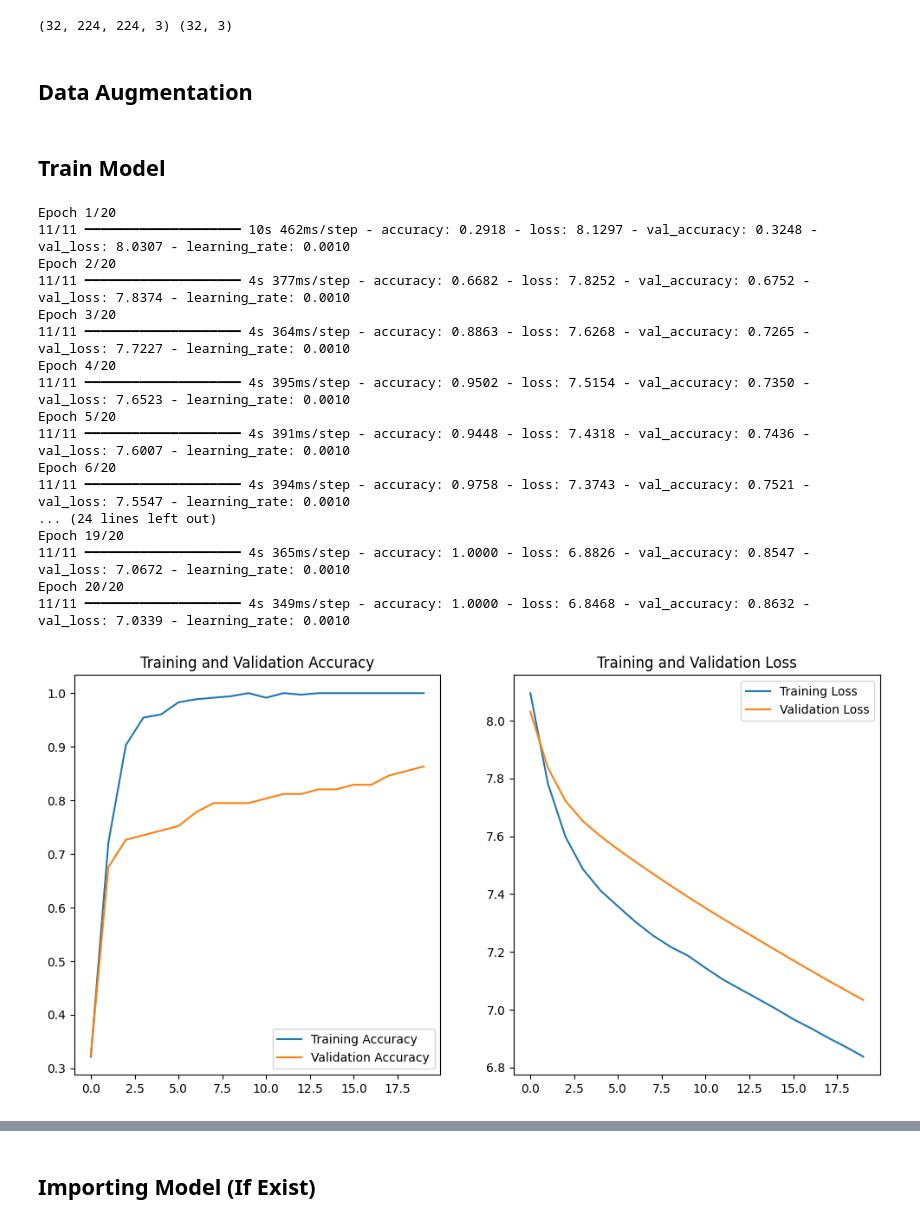
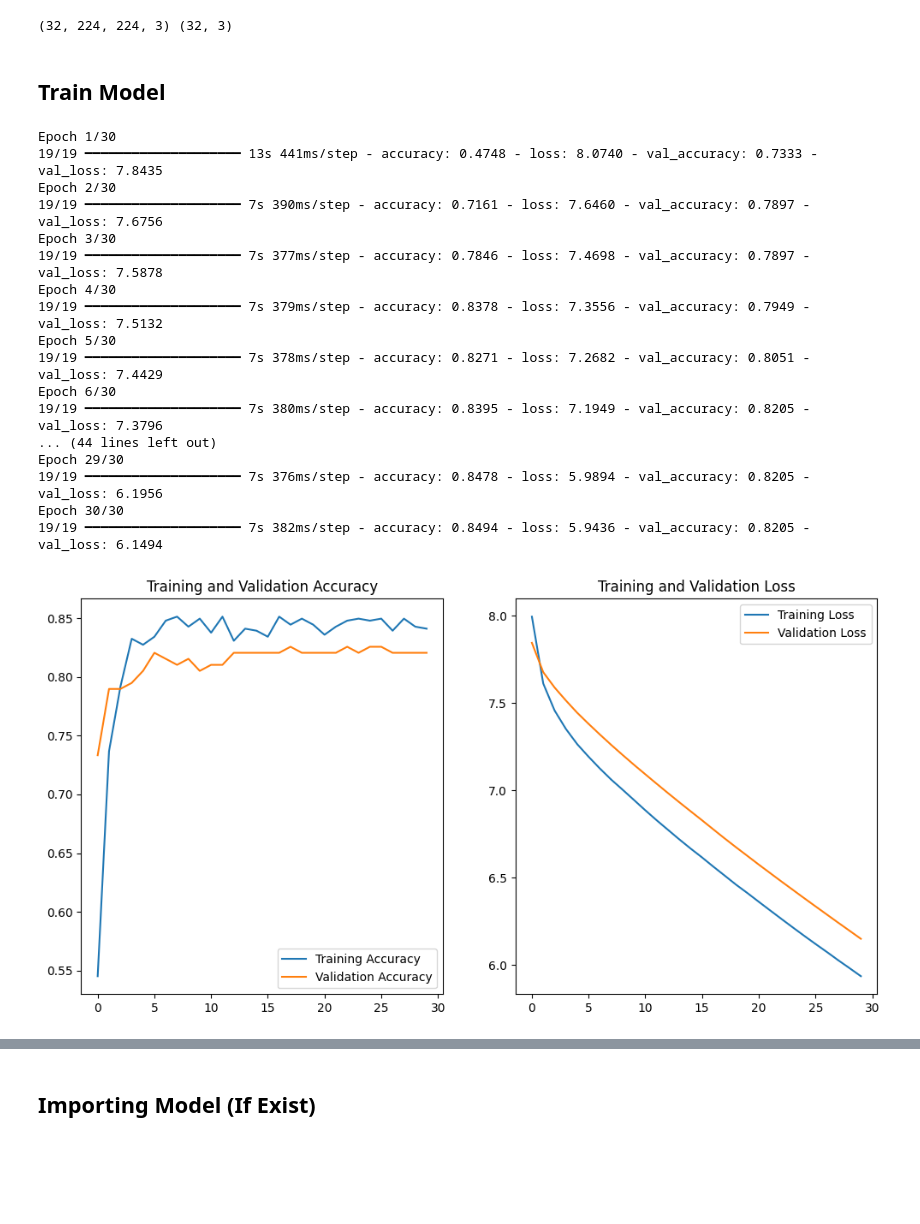
Before and after one commit to Bangkit-C242-PS177/ML, a Jupyter notebook: skin_conditions.ipynb, the cells around one changed output, grey strips where cells are left out. Drawn from its saved outputs; the diff is of its cells as text; code cells hidden in the pictures; blank space fills up the shorter version.

```diff
--- a/skin_conditions.ipynb
+++ b/skin_conditions.ipynb
@@ -156,7 +422,7 @@ x = GlobalAveragePooling2D()(x)
 x = Dense(512, kernel_regularizer=l2(0.01))(x)
 x = BatchNormalization()(x)
 x = ReLU()(x)  # ReLU activation setelah batch normalization
-x = Dropout(0.3)(x)
+x = Dropout(0.35)(x)
 outputs = Dense(3, activation='sigmoid', kernel_regularizer=l2(0.01))(x)  # Menggunakan sigmoid untuk multi-label classification
 
 # Membuat model akhir
@@ -185,5 +451,3 @@ for image, label in ds_train.take(1):
     print(image.shape, label.shape)  # Pastikan gambar memiliki shape (32, 224, 224, 3)
 # %% [output]
 (32, 224, 224, 3) (32, 3)
-# %% [markdown]
-## Data Augmentation
@@ -209,60 +454,58 @@ for image, label in ds_train.take(1):
 # %% [markdown]
 ## Train Model
 # %%
-import matplotlib.pyplot as plt
-
-class_weight = {0: 0.65, 1: 1.25, 2: 1.25}  # Sesuaikan bobot berdasarkan kinerja kelas
+class_weight = {0: 0.65, 1: 1.4, 2: 1.4}  # Sesuaikan bobot berdasarkan kinerja kelas
 
 # Melatih model dan mencatat hasil pelatihan dalam objek `history`
 history = model.fit(
     ds_train,
     validation_data=ds_val,
-    epochs=20,
+    epochs=30,
     class_weight=class_weight,
-    callbacks=[early_stopping, reduce_lr]
+    # callbacks=[early_stopping, reduce_lr]
 )
 
 # Menampilkan metrik dengan matplotlib
 accuracy = history.history['accuracy']
 val_accuracy = history.history['val_accuracy']
 loss = history.history['loss']
 val_loss = history.history['val_loss']
 
 epochs_range = range(len(accuracy))
 
 plt.figure(figsize=(12, 6))
 plt.subplot(1, 2, 1)
 plt.plot(epochs_range, accuracy, label='Training Accuracy')
 plt.plot(epochs_range, val_accuracy, label='Validation Accuracy')
 plt.legend(loc='lower right')
 plt.title('Training and Validation Accuracy')
 
 plt.subplot(1, 2, 2)
 plt.plot(epochs_range, loss, label='Training Loss')
 plt.plot(epochs_range, val_loss, label='Validation Loss')
 plt.legend(loc='upper right')
 plt.title('Training and Validation Loss')
 plt.show()
 
 # Evaluasi model pada data testing
 loss, accuracy = model.evaluate(ds_test)
 print(f'Testing Loss: {loss}, Testing Accuracy: {accuracy}')
 # %% [output]
-Epoch 1/20
-11/11 ━━━━━━━━━━━━━━━━━━━━ 10s 462ms/step - accuracy: 0.2918 - loss: 8.1297 - val_accuracy: 0.3248 - val_loss: 8.0307 - learning_rate: 0.0010
-Epoch 2/20
-11/11 ━━━━━━━━━━━━━━━━━━━━ 4s 377ms/step - accuracy: 0.6682 - loss: 7.8252 - val_accuracy: 0.6752 - val_loss: 7.8374 - learning_rate: 0.0010
-Epoch 3/20
-11/11 ━━━━━━━━━━━━━━━━━━━━ 4s 364ms/step - accuracy: 0.8863 - loss: 7.6268 - val_accuracy: 0.7265 - val_loss: 7.7227 - learning_rate: 0.0010
-Epoch 4/20
-11/11 ━━━━━━━━━━━━━━━━━━━━ 4s 395ms/step - accuracy: 0.9502 - loss: 7.5154 - val_accuracy: 0.7350 - val_loss: 7.6523 - learning_rate: 0.0010
-Epoch 5/20
-11/11 ━━━━━━━━━━━━━━━━━━━━ 4s 391ms/step - accuracy: 0.9448 - loss: 7.4318 - val_accuracy: 0.7436 - val_loss: 7.6007 - learning_rate: 0.0010
-Epoch 6/20
-11/11 ━━━━━━━━━━━━━━━━━━━━ 4s 394ms/step - accuracy: 0.9758 - loss: 7.3743 - val_accuracy: 0.7521 - val_loss: 7.5547 - learning_rate: 0.0010
-... (24 lines left out)
-Epoch 19/20
-11/11 ━━━━━━━━━━━━━━━━━━━━ 4s 365ms/step - accuracy: 1.0000 - loss: 6.8826 - val_accuracy: 0.8547 - val_loss: 7.0672 - learning_rate: 0.0010
-Epoch 20/20
-11/11 ━━━━━━━━━━━━━━━━━━━━ 4s 349ms/step - accuracy: 1.0000 - loss: 6.8468 - val_accuracy: 0.8632 - val_loss: 7.0339 - learning_rate: 0.0010
+Epoch 1/30
+19/19 ━━━━━━━━━━━━━━━━━━━━ 13s 441ms/step - accuracy: 0.4748 - loss: 8.0740 - val_accuracy: 0.7333 - val_loss: 7.8435
+Epoch 2/30
+19/19 ━━━━━━━━━━━━━━━━━━━━ 7s 390ms/step - accuracy: 0.7161 - loss: 7.6460 - val_accuracy: 0.7897 - val_loss: 7.6756
+Epoch 3/30
+19/19 ━━━━━━━━━━━━━━━━━━━━ 7s 377ms/step - accuracy: 0.7846 - loss: 7.4698 - val_accuracy: 0.7897 - val_loss: 7.5878
+Epoch 4/30
+19/19 ━━━━━━━━━━━━━━━━━━━━ 7s 379ms/step - accuracy: 0.8378 - loss: 7.3556 - val_accuracy: 0.7949 - val_loss: 7.5132
+Epoch 5/30
+19/19 ━━━━━━━━━━━━━━━━━━━━ 7s 378ms/step - accuracy: 0.8271 - loss: 7.2682 - val_accuracy: 0.8051 - val_loss: 7.4429
+Epoch 6/30
+19/19 ━━━━━━━━━━━━━━━━━━━━ 7s 380ms/step - accuracy: 0.8395 - loss: 7.1949 - val_accuracy: 0.8205 - val_loss: 7.3796
+... (44 lines left out)
+Epoch 29/30
+19/19 ━━━━━━━━━━━━━━━━━━━━ 7s 376ms/step - accuracy: 0.8478 - loss: 5.9894 - val_accuracy: 0.8205 - val_loss: 6.1956
+Epoch 30/30
+19/19 ━━━━━━━━━━━━━━━━━━━━ 7s 382ms/step - accuracy: 0.8494 - loss: 5.9436 - val_accuracy: 0.8205 - val_loss: 6.1494
-[figure, old version]
+[figure, new version]
```
Also changed, not shown: parts of 14 cells of this notebook, 2 other files.
